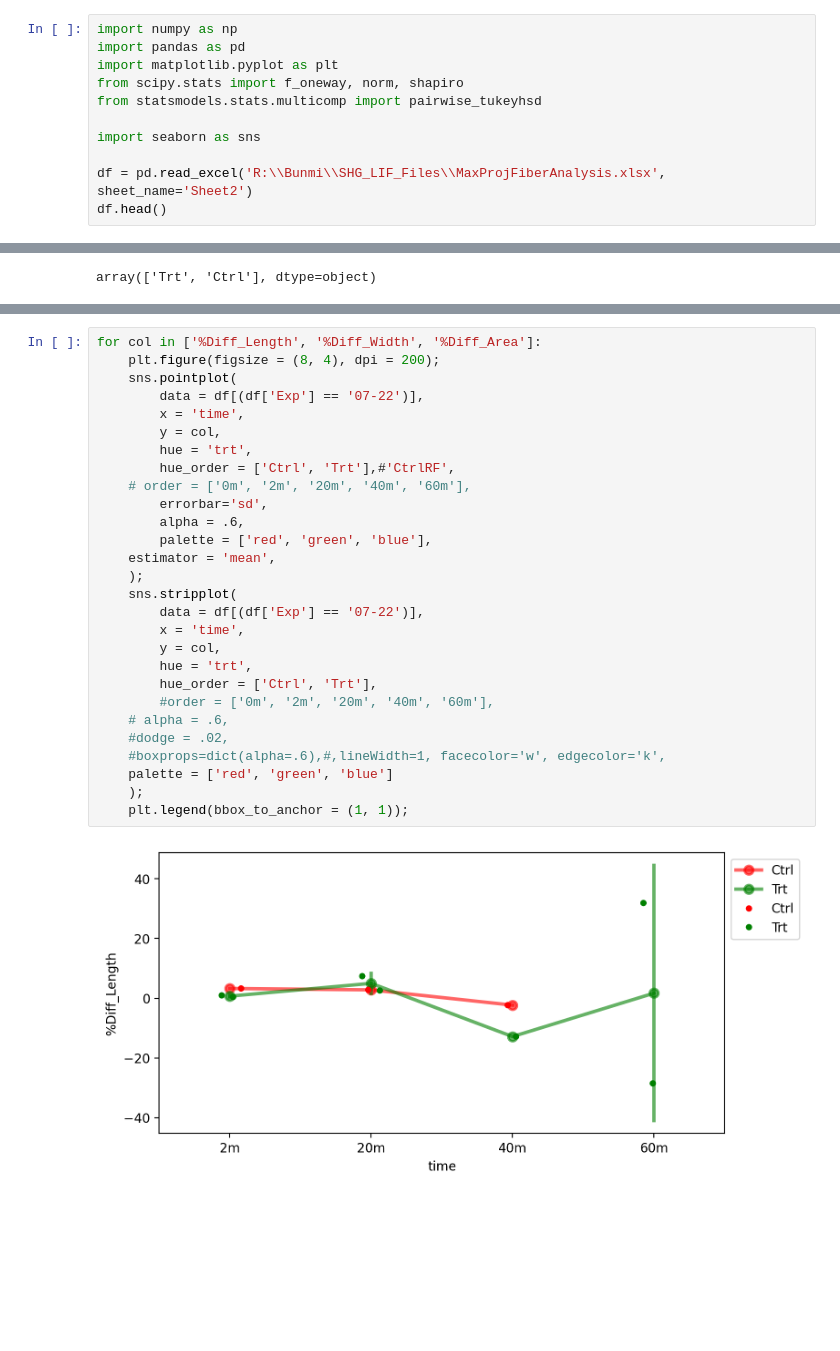
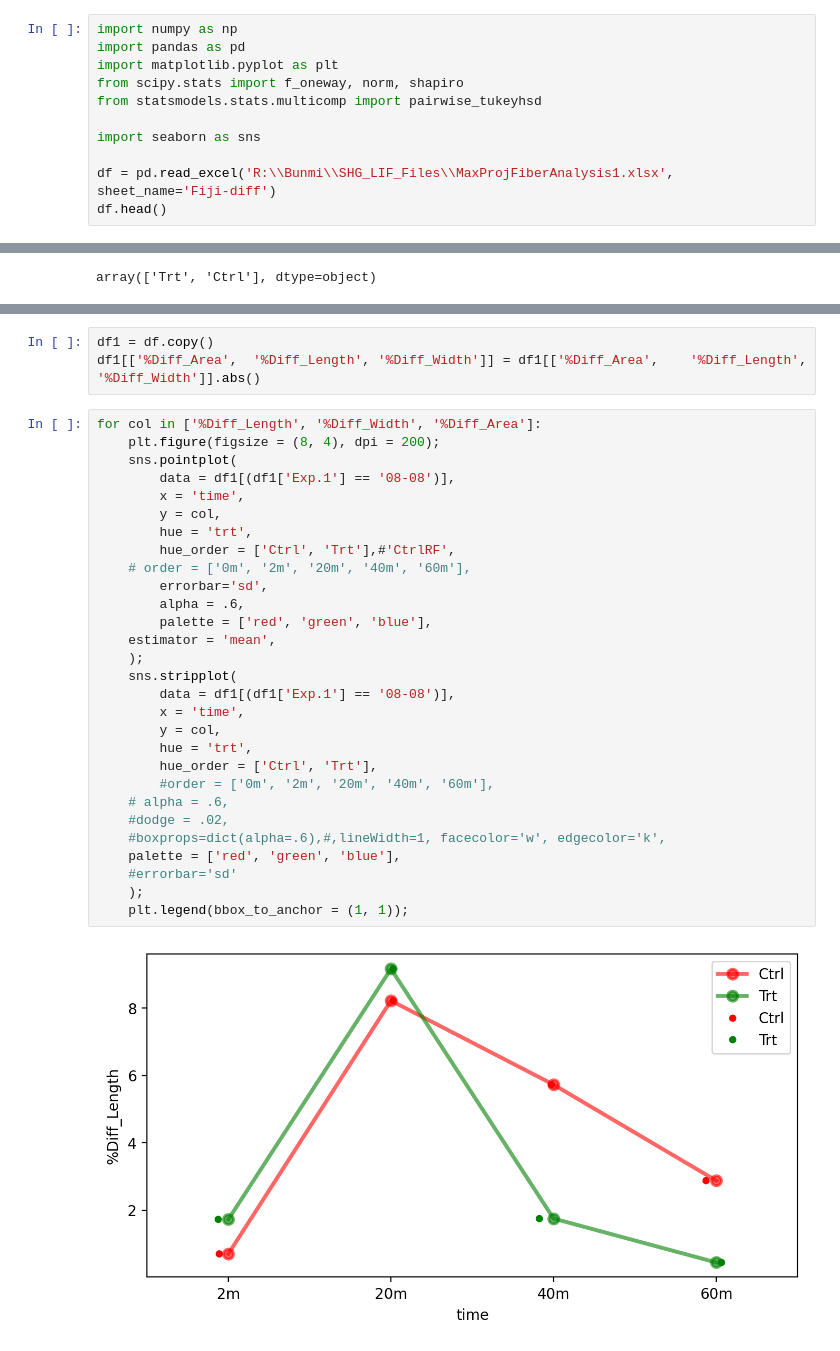
Before and after one commit to bunmiadejimi/Raman_Collagen, a Jupyter notebook: Image_Data_Analysis.ipynb, the cells around one changed output, grey strips where cells are left out. Drawn from its saved outputs; the diff is of its cells as text; blank space fills up the shorter version.

```diff
--- a/Image_Data_Analysis.ipynb
+++ b/Image_Data_Analysis.ipynb
@@ -7,6 +7,6 @@ from statsmodels.stats.multicomp import pairwise_tukeyhsd
 
 import seaborn as sns
 
-df = pd.read_excel('R:\\Bunmi\\SHG_LIF_Files\\MaxProjFiberAnalysis.xlsx', sheet_name='Sheet2')
+df = pd.read_excel('R:\\Bunmi\\SHG_LIF_Files\\MaxProjFiberAnalysis1.xlsx', sheet_name='Fiji-diff')
 df.head()
 # %% [output]
@@ -74,30 +75,34 @@ palette = ['red', 'green', 'blue']
+# %%
+df1 = df.copy()
+df1[['%Diff_Area',	'%Diff_Length',	'%Diff_Width']] = df1[['%Diff_Area',	'%Diff_Length',	'%Diff_Width']].abs()
 # %%
 for col in ['%Diff_Length', '%Diff_Width', '%Diff_Area']:
     plt.figure(figsize = (8, 4), dpi = 200);
     sns.pointplot(
-        data = df[(df['Exp'] == '07-22')],
+        data = df1[(df1['Exp.1'] == '08-08')],
         x = 'time',
         y = col,
         hue = 'trt',
         hue_order = ['Ctrl', 'Trt'],#'CtrlRF',
     # order = ['0m', '2m', '20m', '40m', '60m'],
         errorbar='sd',
         alpha = .6,
         palette = ['red', 'green', 'blue'],
     estimator = 'mean',
     );
     sns.stripplot(
-        data = df[(df['Exp'] == '07-22')],
+        data = df1[(df1['Exp.1'] == '08-08')],
         x = 'time',
         y = col,
         hue = 'trt',
         hue_order = ['Ctrl', 'Trt'],
         #order = ['0m', '2m', '20m', '40m', '60m'],
     # alpha = .6,
     #dodge = .02,
     #boxprops=dict(alpha=.6),#,lineWidth=1, facecolor='w', edgecolor='k',
-    palette = ['red', 'green', 'blue']
+    palette = ['red', 'green', 'blue'],
+    #errorbar='sd'
     );
     plt.legend(bbox_to_anchor = (1, 1));
 # %% [output]
-[figure, old version]
+[figure, new version]
```
Also changed, not shown: parts of 4 cells of this notebook.
